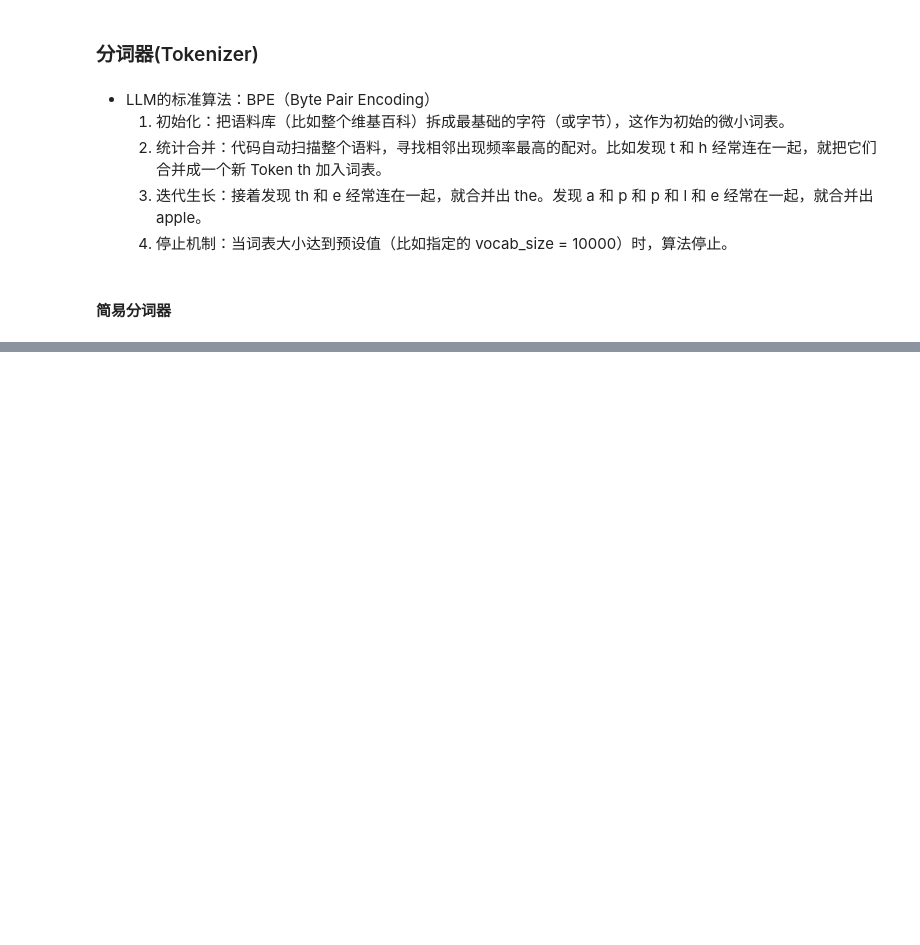
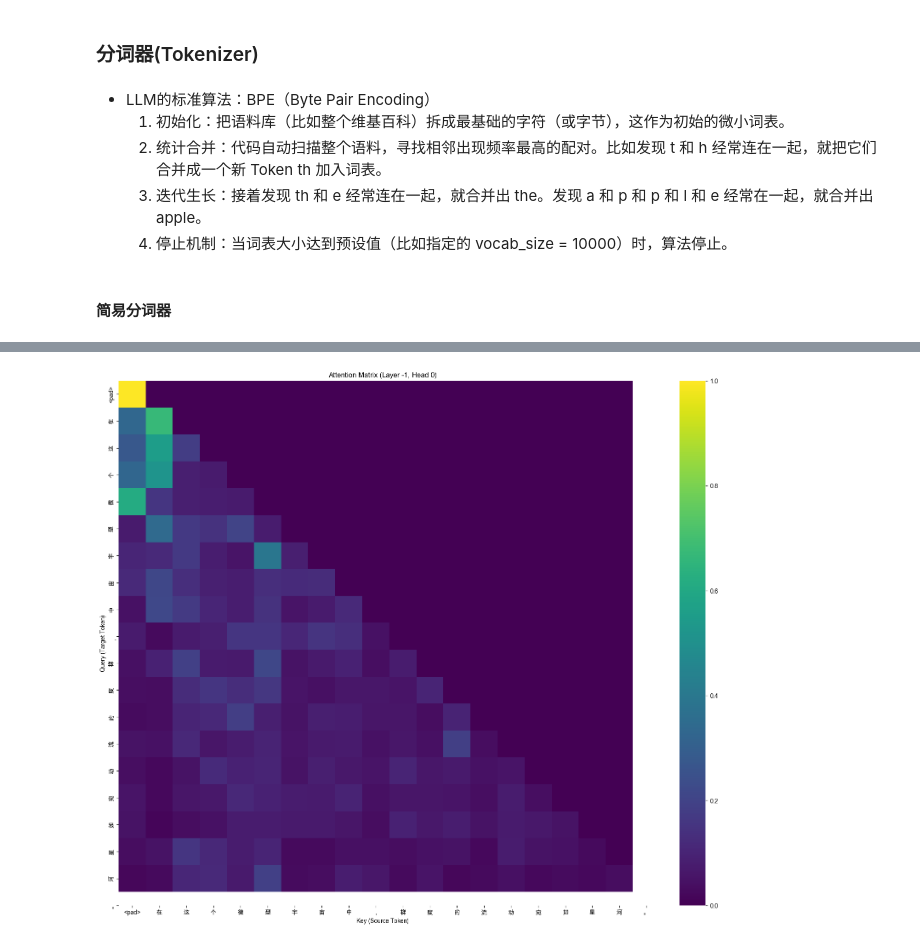
Before and after one commit to Bruce-lhq/Transformer-and-attention-sink, a Jupyter notebook: notebooks/Transformer_building.ipynb, the cells around one changed output, grey strips where cells are left out. Saved outputs shown, nothing was run; the diff lists cells and outputs as text; code cells hidden in the pictures; blank space fills up the shorter version.

```diff
--- a/notebooks/Transformer_building.ipynb
+++ b/notebooks/Transformer_building.ipynb
@@ -365,7 +365,7 @@ class SimpleTokenizer:
     def encode(self, texts):
         if isinstance(texts, str):
             texts = [texts]
-        ids = [[self.char_to_id[char] for char in text] for text in texts]
+        ids = [[0]+[self.char_to_id[char] for char in text] for text in texts] # 在每个文本的开头加一个<pad> token
         # 填充0使得所有序列长度相同，这样才能转化为tensor
         max_len = max(len(id_seq) for id_seq in ids)
         batch_size = len(ids)
@@ -385,0 +730,3 @@ class SimpleTokenizer:
+# %%
+# 4. 开始炼丹 (传入列表)
+trainer.train(corpus_texts, epochs=300)
@@ -385,0 +747,11 @@ class SimpleTokenizer:
+# %%
+# 5. 观测现象 (只挑一句话来画图)
+test_sentence = "在这个微型宇宙中，梯度的流动宛如星河。"
+# 注意：画图时的坐标轴需要加上我们在 prepare_data 里强行加的 <pad> 锚点
+chars_for_plot = ['<pad>'] + list(test_sentence[:-1])
+
+    # 如果你的 visualize_attention 还没改横纵坐标的传入，可以直接把 chars_for_plot 传进去替换之前的 list(text[:-1])
+    # 这里我们直接运行：
+trainer.visualize_attention(test_sentence, layer_idx=-1, head_idx=0)
+# %% [output]
+[figure, added]
```
Also changed, not shown: parts of 25 cells of this notebook, 1 other file.
